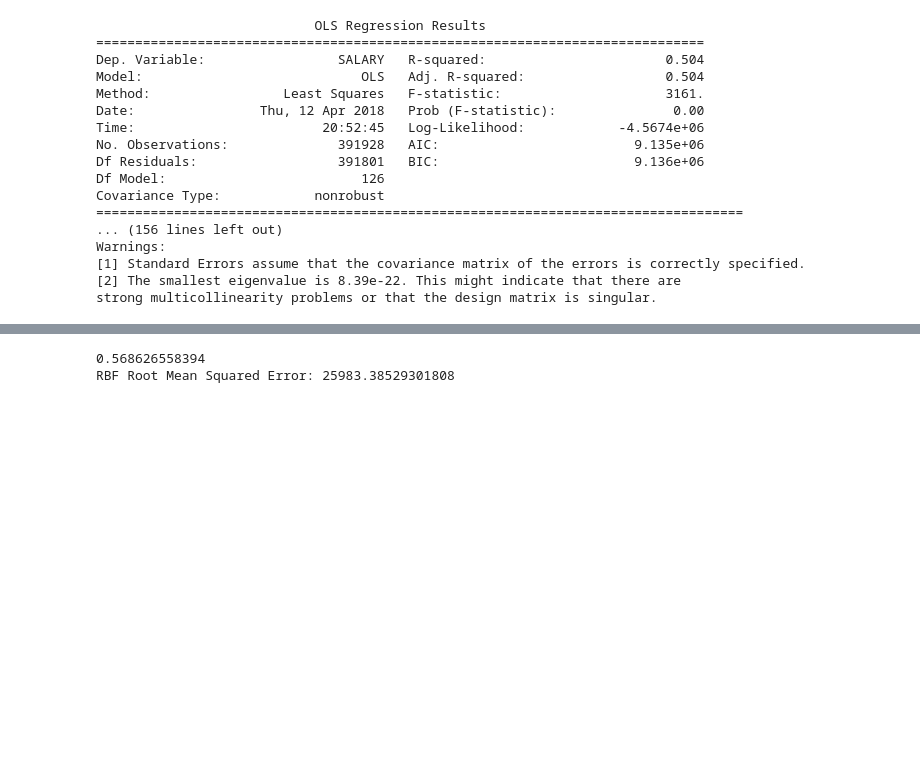
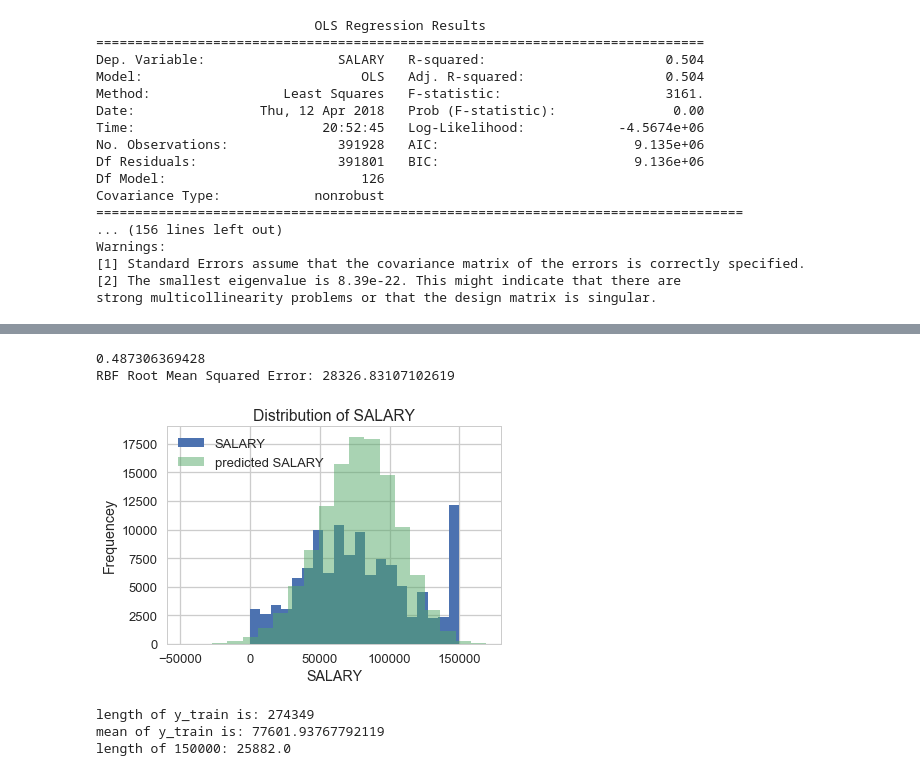
Before and after one commit to shuojiashi/women_in_stem, a Jupyter notebook: notebooks/Women in STEM workforce ML.ipynb, the cells around one changed output, grey strips where cells are left out. Cells and saved outputs as stored; diff of their text form; code cells hidden in the pictures; blank space fills up the shorter version.

Commit message:
add feature selection and others

```diff
--- a/notebooks/Women in STEM workforce ML.ipynb
+++ b/notebooks/Women in STEM workforce ML.ipynb
@@ -227,19 +255,72 @@ print("RBF Root Mean Squared Error: {}".format(rmse_rfr_cv))
 # %%
 ## Trying random forest regressor
+X = df_employed_d.drop(['SALARY'], axis=1)
+y = df_employed_d['SALARY']
+X_train, X_test, y_train, y_test = train_test_split(X, y, test_size = 0.3, random_state=42)
 
 from sklearn.ensemble import RandomForestRegressor
 
-rfr = RandomForestRegressor(n_estimators=100, max_features=20, max_depth=200)
+rfr = RandomForestRegressor(n_estimators=100, max_features=25, max_depth=100)
+
+#rfr.fit(X,y)
+# Use feature selection
+#model = SelectFromModel(rfr, prefit=True)
+#X_new = model.transform(X)
+
+#train test split
+#X_train, X_test, y_train, y_test = train_test_split(X_new, y, test_size = 0.3, random_state=42)
 
 y_rfr = rfr.fit(X_train, y_train).predict(X_test)
 
 rmse_rfr = np.sqrt(mean_squared_error(y_test,y_rfr))
 
 # Print R^2
 print(rfr.score(X_test, y_test))
 
 # Print RMSE
 print("RBF Root Mean Squared Error: {}".format(rmse_rfr))
+
+
+plt.hist(y_test, bins=20, label='SALARY')
+plt.hist(y_pred,  bins=20, alpha=0.5, label='predicted SALARY')
+plt.title("Distribution of SALARY")
+plt.legend()
+plt.xlabel("SALARY")
+plt.ylabel("Frequencey")
+plt.show()
 # %% [output]
-0.568626558394
-RBF Root Mean Squared Error: 25983.38529301808
+0.487306369428
+RBF Root Mean Squared Error: 28326.83107102619
+[figure, added]
+# %%
+## change the salary to eliminate the capped value
+
+print('length of y_train is:', len(y_train))
+print('mean of y_train is:', np.mean(y_train))
+y_train_max = y_train[y_train==150000]
+n_max = len(y_train_max) *2
+print('length of 150000:', n_max/2)
+np.random.seed(42)
+n_dist = np.random.normal(150000, 30000, n_max)
+
+n_dist_p = n_dist[n_dist>=150000]
+#plt.hist(n_dist_p, bins=40, label='SALARY')
+n_make = len(n_dist_p)
+
+new_ls= np.empty(len(y_train))
+
+def make_tail(ls, thrs):
+
+    for i, val in enumerate(ls):
+        if val<thrs:
+            new_ls[i] = val
+        else:
+            n = np.random.randint(n_make)
+            new_ls[i] = n_dist_p[n]
+    return new_ls
+
+y_train_new = make_tail(y_train, 150000)
+# %% [output]
+length of y_train is: 274349
+mean of y_train is: 77601.93767792119
+length of 150000: 25882.0
```
Also changed, not shown: parts of 11 cells of this notebook.
